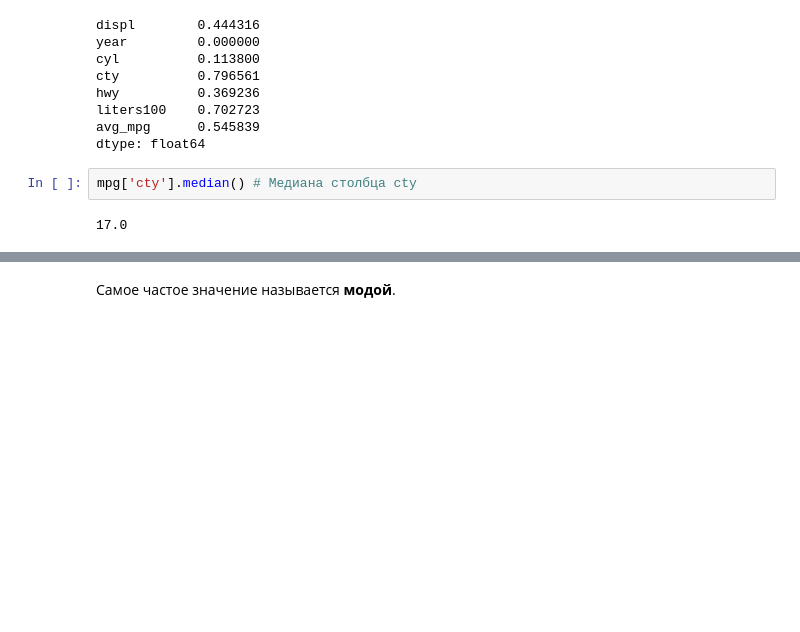
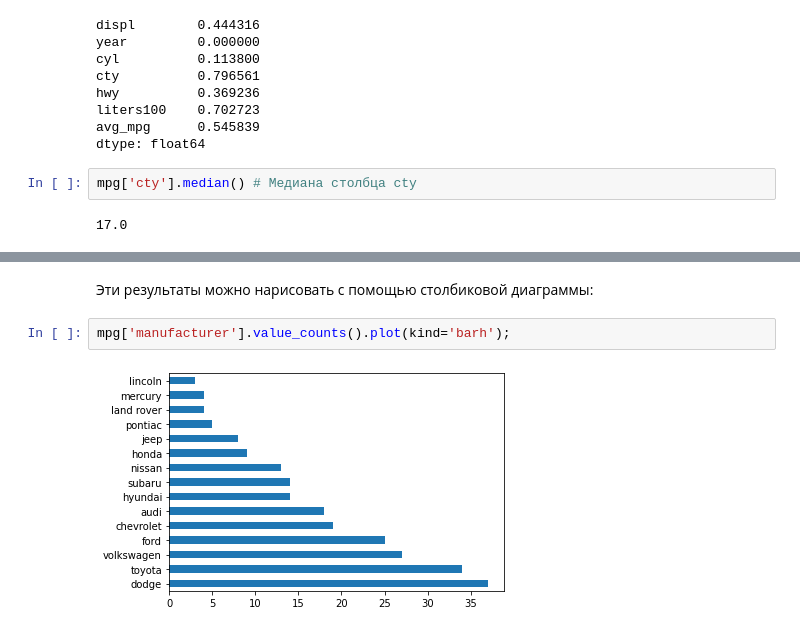
Before and after one commit to postlogist/python-ds, a Jupyter notebook: pandas/01_pandas_basics.ipynb, the cells around one changed output, grey strips where cells are left out. Drawn from its saved outputs; the diff is of its cells as text; blank space fills up the shorter version.

```diff
--- a/pandas/01_pandas_basics.ipynb
+++ b/pandas/01_pandas_basics.ipynb
@@ -1137,4 +1188,8 @@ land rover     4
 lincoln        3
 Name: manufacturer, dtype: int64
-# %% [markdown]
-Самое частое значение называется **модой**.
+# %% [markdown]
+Эти результаты можно нарисовать с помощью столбиковой диаграммы:
+# %%
+mpg['manufacturer'].value_counts().plot(kind='barh');
+# %% [output]
+[figure, added]
```
Also changed, not shown: parts of 25 cells of this notebook, 3 other files.
